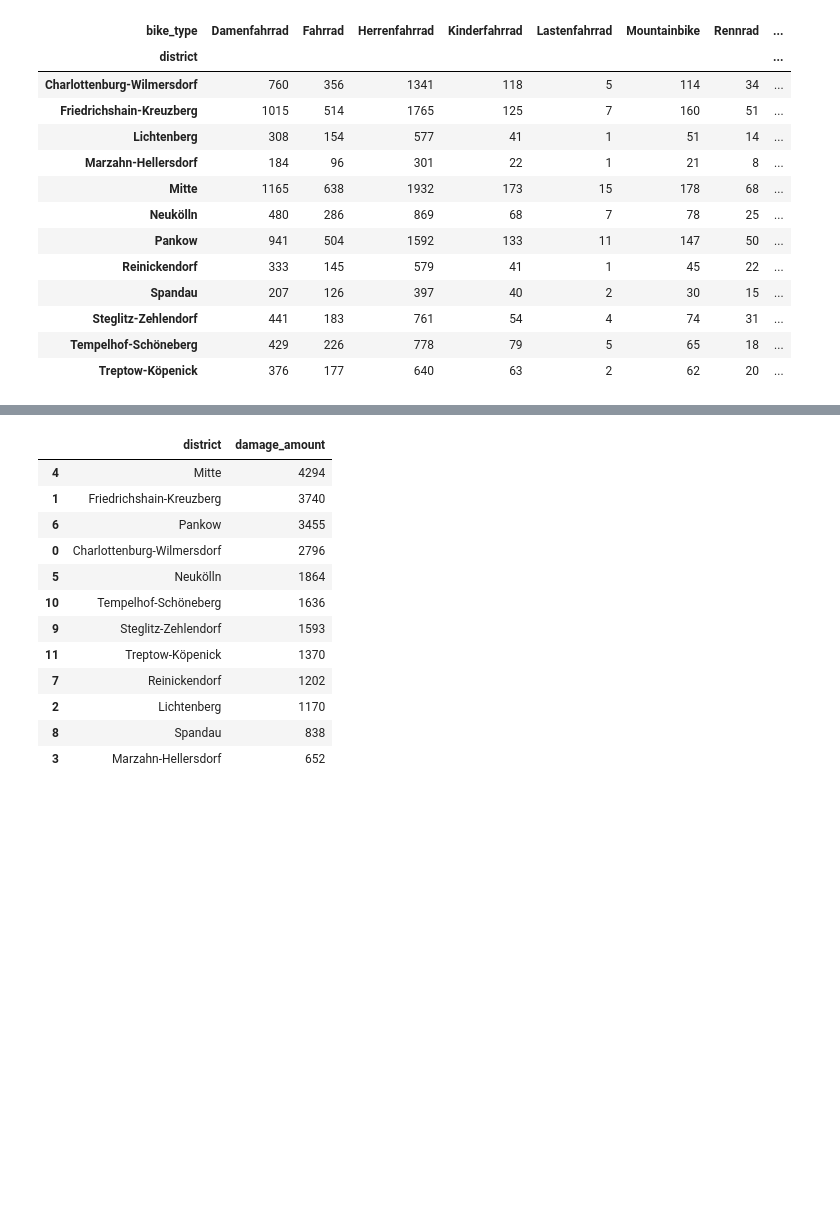
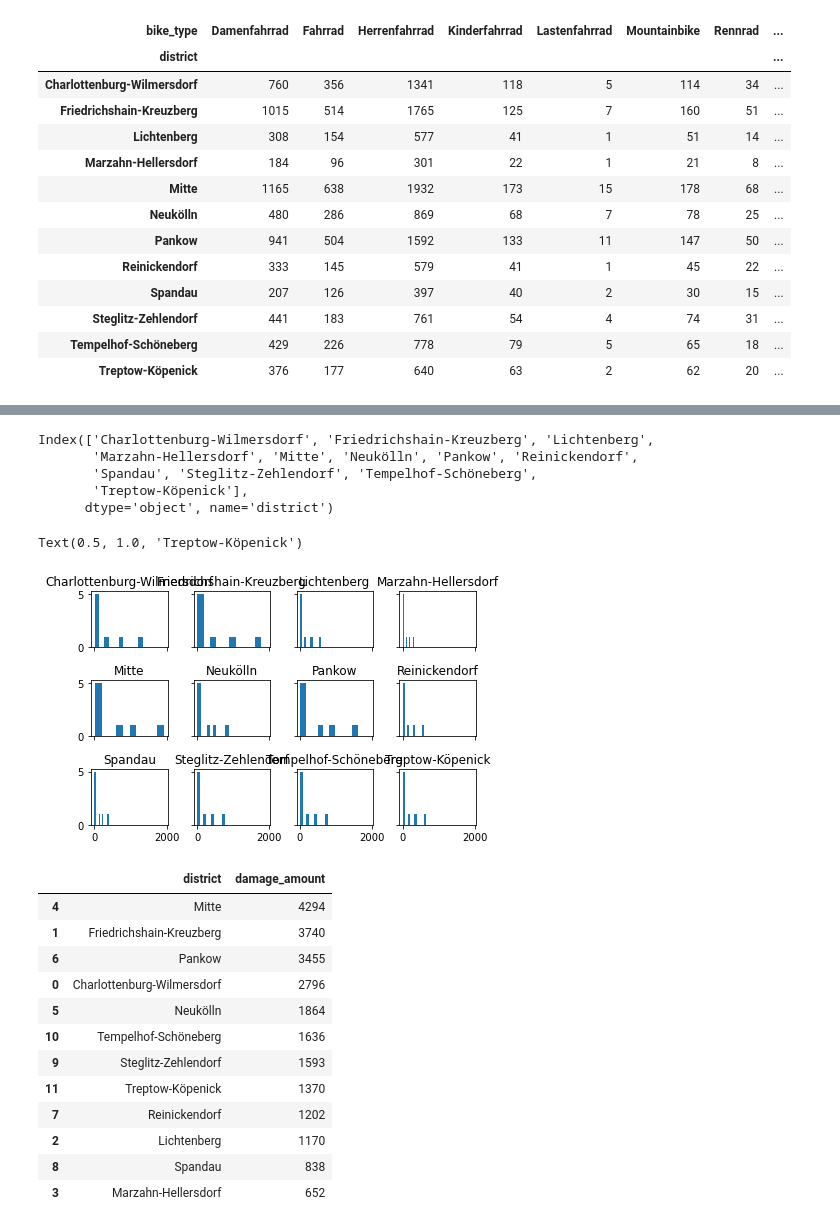
Before and after one commit to cpumarfrohberg/analyze_bike_thefts, a Jupyter notebook: analyze_bike_thefts.ipynb, the cells around one changed output, grey strips where cells are left out. Cells and saved outputs as stored; diff of their text form; code cells hidden in the pictures; blank space fills up the shorter version.

Commit message:
add histograms for damage amount per district

```diff
--- a/analyze_bike_thefts.ipynb
+++ b/analyze_bike_thefts.ipynb
@@ -260,7 +260,8 @@ bike_thefts_final.corr('spearman')
 | year | 0.050879 | 1.000000 | -0.242566 |
 | month | 0.000730 | -0.242566 | 1.000000 |
 # %%
-pd.crosstab(bike_thefts_final.district, bike_thefts_final.bike_type)
+bike_thefts_final_districts_bike_types = pd.crosstab(bike_thefts_final.district, bike_thefts_final.bike_type)
+bike_thefts_final_districts_bike_types
 # %% [output]
 | bike_type | Damenfahrrad | Fahrrad | Herrenfahrrad | Kinderfahrrad | Lastenfahrrad | Mountainbike | Rennrad | ... |
 | district |  |  |  |  |  |  |  | ... |
@@ -276,3 +277,6 @@ pd.crosstab(bike_thefts_final.district, bike_thefts_final.bike_type)
 | Steglitz-Zehlendorf | 441 | 183 | 761 | 54 | 4 | 74 | 31 | ... |
 | Tempelhof-Schöneberg | 429 | 226 | 778 | 79 | 5 | 65 | 18 | ... |
 | Treptow-Köpenick | 376 | 177 | 640 | 63 | 2 | 62 | 20 | ... |
+# %%
+bike_thefts_final_districts_bike_types = bike_thefts_final_districts_bike_types.T
+bike_thefts_final_districts_bike_types
@@ -279,3 +294,43 @@ pd.crosstab(bike_thefts_final.district, bike_thefts_final.bike_type)
+# %%
+bike_thefts_final_districts_bike_types.columns
+# %% [output]
+Index(['Charlottenburg-Wilmersdorf', 'Friedrichshain-Kreuzberg', 'Lichtenberg',
+       'Marzahn-Hellersdorf', 'Mitte', 'Neukölln', 'Pankow', 'Reinickendorf',
+       'Spandau', 'Steglitz-Zehlendorf', 'Tempelhof-Schöneberg',
+       'Treptow-Köpenick'],
+      dtype='object', name='district')
+# %%
+n_bins = 20
+
+fig, ax = plt.subplots(3, 4, tight_layout = True, sharex='all', sharey='all')
+
+ax[0][0].hist(bike_thefts_final_districts_bike_types['Charlottenburg-Wilmersdorf'], bins = n_bins)
+ax[0][0].set_title('Charlottenburg-Wilmersdorf')
+ax[0][1].hist(bike_thefts_final_districts_bike_types['Friedrichshain-Kreuzberg'], bins = n_bins)
+ax[0][1].set_title('Friedrichshain-Kreuzberg')
+ax[0][2].hist(bike_thefts_final_districts_bike_types['Lichtenberg'], bins = n_bins)
+ax[0][2].set_title('Lichtenberg')
+ax[0][3].hist(bike_thefts_final_districts_bike_types['Marzahn-Hellersdorf'], bins = n_bins)
+ax[0][3].set_title('Marzahn-Hellersdorf')
+ax[1][0].hist(bike_thefts_final_districts_bike_types['Mitte'], bins = n_bins)
+ax[1][0].set_title('Mitte')
+ax[1][1].hist(bike_thefts_final_districts_bike_types['Neukölln'], bins = n_bins)
+ax[1][1].set_title('Neukölln')
+ax[1][2].hist(bike_thefts_final_districts_bike_types['Pankow'], bins = n_bins)
+ax[1][2].set_title('Pankow')
+ax[1][3].hist(bike_thefts_final_districts_bike_types['Reinickendorf'], bins = n_bins)
+ax[1][3].set_title('Reinickendorf')
+ax[2][0].hist(bike_thefts_final_districts_bike_types['Spandau'], bins = n_bins)
+ax[2][0].set_title('Spandau')
+ax[2][1].hist(bike_thefts_final_districts_bike_types['Steglitz-Zehlendorf'], bins = n_bins)
+ax[2][1].set_title('Steglitz-Zehlendorf')
+ax[2][2].hist(bike_thefts_final_districts_bike_types['Tempelhof-Schöneberg'], bins = n_bins)
+ax[2][2].set_title('Tempelhof-Schöneberg')
+ax[2][3].hist(bike_thefts_final_districts_bike_types['Treptow-Köpenick'], bins = n_bins)
+ax[2][3].set_title('Treptow-Köpenick')
+# %% [output]
+Text(0.5, 1.0, 'Treptow-Köpenick')
+[figure, added]
 # %%
 class AggregateThefts():
         '''Analyze data by aggregating by different vals.'''
```
Also changed, not shown: parts of 12 cells of this notebook.
